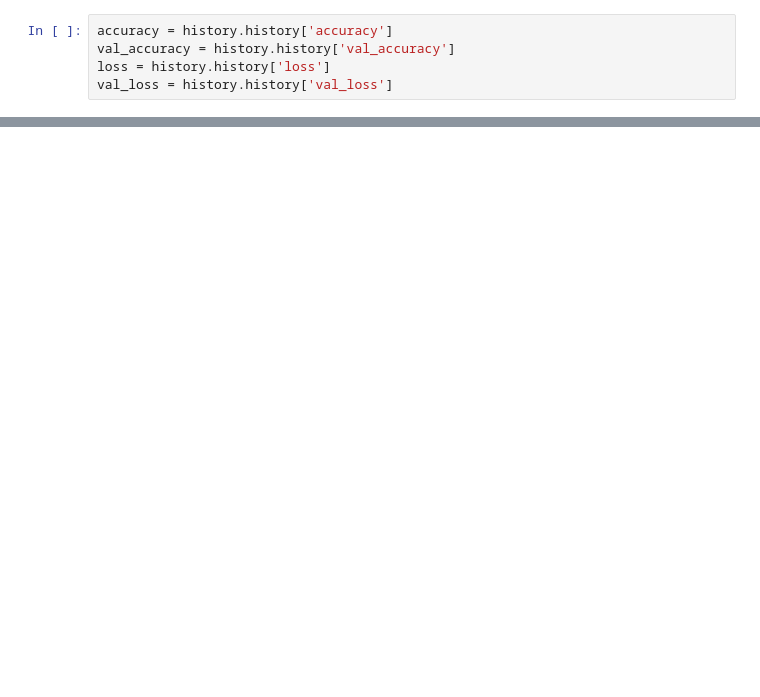
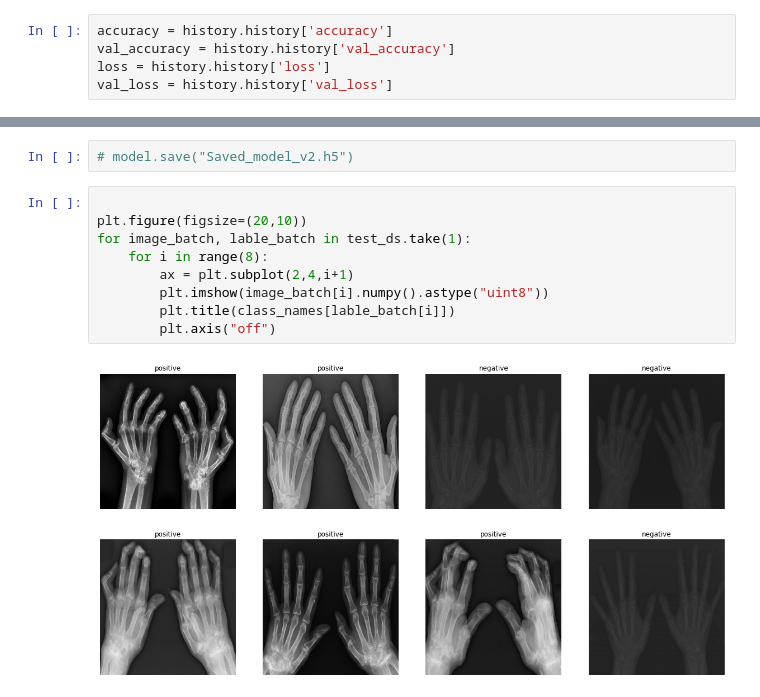
Before and after one commit to UjvalDR/RA_prep, a Jupyter notebook: TrainingModel.ipynb, the cells around one changed output, grey strips where cells are left out. Drawn from its saved outputs; the diff is of its cells as text; blank space fills up the shorter version.

Commit message:
ond range ge working :)

```diff
--- a/TrainingModel.ipynb
+++ b/TrainingModel.ipynb
@@ -167,0 +168,13 @@ Text(0.5, 1.0, 'Training and Validation Accuracy')
+# %%
+# model.save("Saved_model_v2.h5")
+# %%
+
+plt.figure(figsize=(20,10))
+for image_batch, lable_batch in test_ds.take(1):
+    for i in range(8):
+        ax = plt.subplot(2,4,i+1)
+        plt.imshow(image_batch[i].numpy().astype("uint8"))
+        plt.title(class_names[lable_batch[i]])
+        plt.axis("off")
+# %% [output]
+[figure, added]
```
Also changed, not shown: parts of 10 cells of this notebook, 4 other files.
